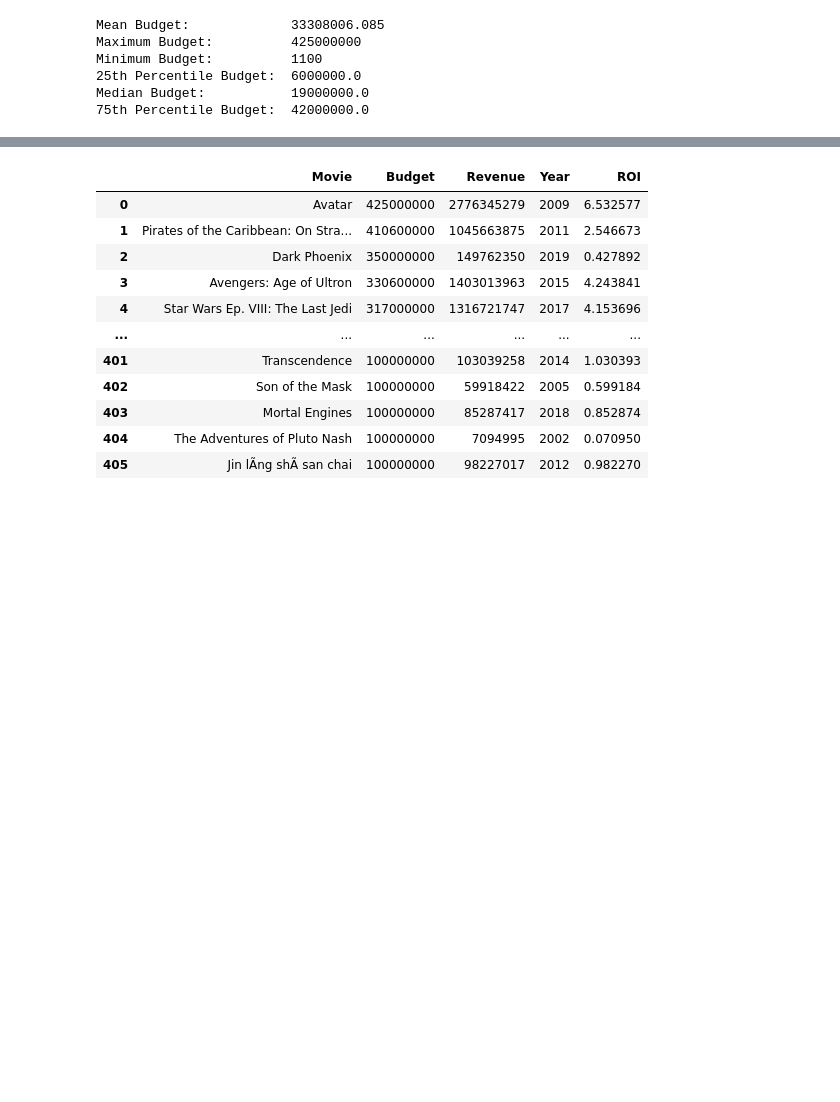
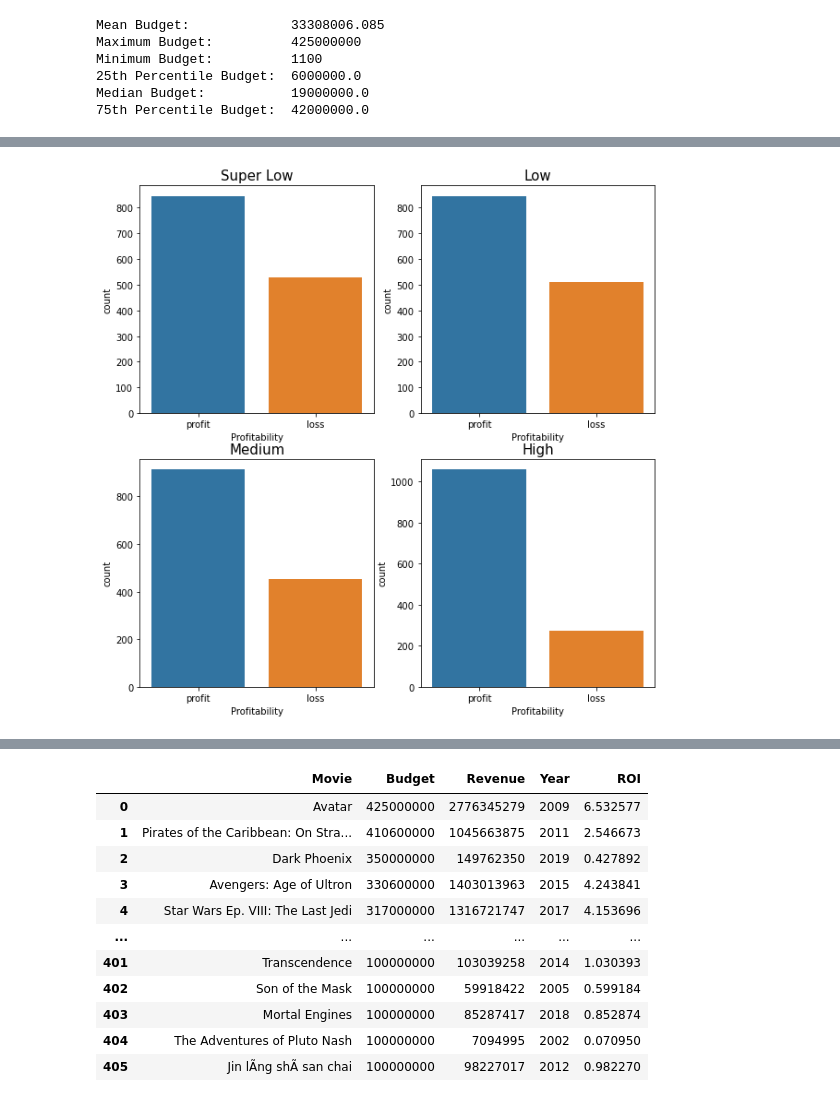
Before and after one commit to jaeheonk817/Microsoft-Movie-Recommendations, a Jupyter notebook: student1.ipynb, the cells around one changed output, grey strips where cells are left out. Saved outputs shown, nothing was run; the diff lists cells and outputs as text; code cells hidden in the pictures; blank space fills up the shorter version.

```diff
--- a/student1.ipynb
+++ b/student1.ipynb
@@ -322,0 +342,22 @@ High-Budget and ROI's correlation:       0.1433747658781076
+# %%
+# Draw a countplot for each budget category separately.
+
+fig, ax = plt.subplots(2, 2, figsize=(10, 10))
+
+
+sns.countplot(x=tn[tn['Budget Level'] == 'super low']['Profitability'], ax = ax[0,0])
+ax[0,0].set_title("Super Low", fontsize=15)
+
+
+sns.countplot(x=tn[tn['Budget Level'] == 'low']['Profitability'], ax=ax[0,1])
+ax[0,1].set_title("Low", fontsize=15)
+
+sns.countplot(x=tn[tn['Budget Level'] == 'medium']['Profitability'], ax=ax[1,0])
+ax[1,0].set_title("Medium", fontsize=15)
+
+sns.countplot(x=tn[tn['Budget Level'] == 'high']['Profitability'], ax=ax[1,1])
+ax[1,1].set_title("High", fontsize=15)
+
+plt.show()
+# %% [output]
+[figure, added]
```
Also changed, not shown: parts of 11 cells of this notebook.
